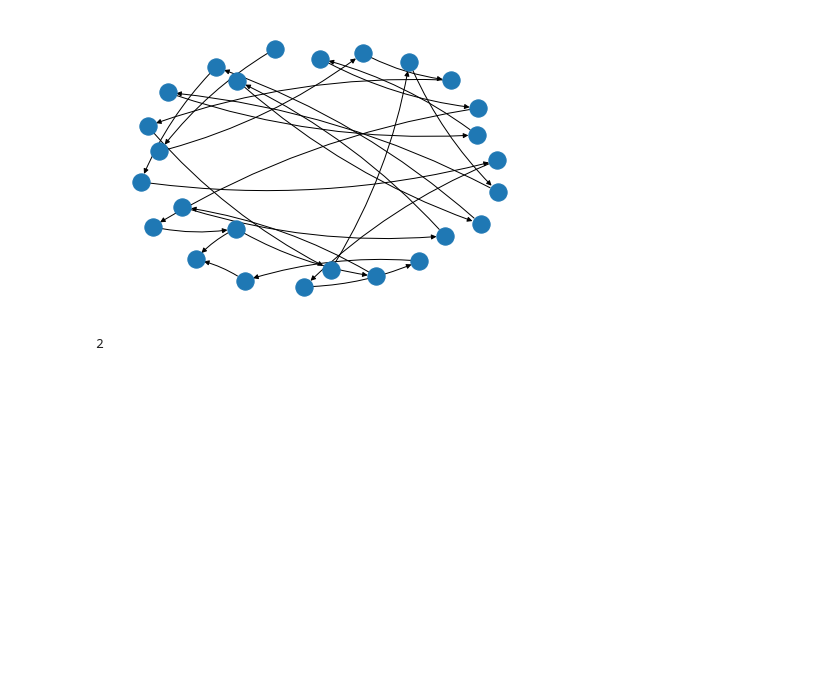
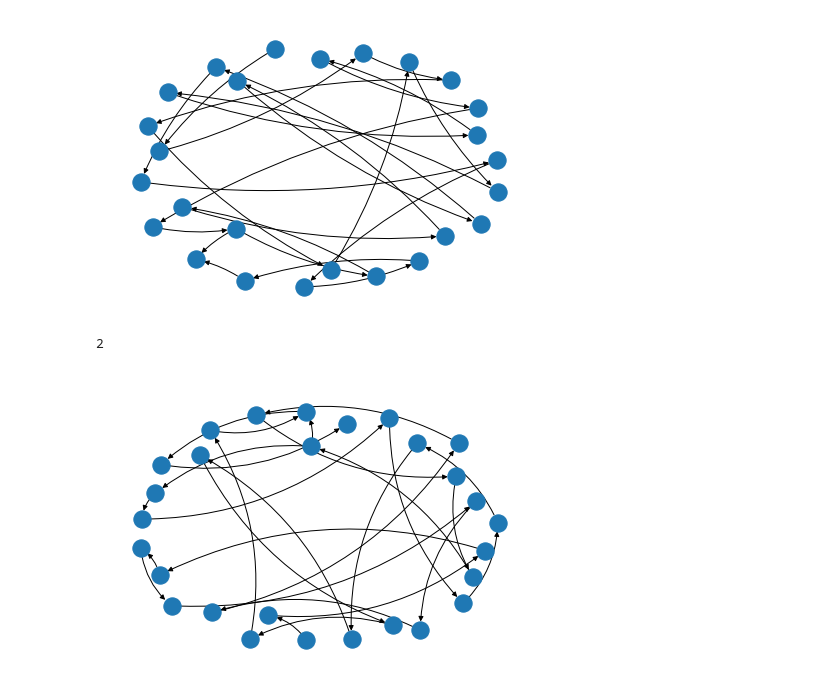
Before and after one commit to rkimelman/7100-2022, a Jupyter notebook: fall2022.ipynb, the cells around one changed output. Drawn from its saved outputs; the diff is of its cells as text; code cells hidden in the pictures; blank space fills up the shorter version.

```diff
--- a/fall2022.ipynb
+++ b/fall2022.ipynb
@@ -597,0 +606,20 @@ len(caliLoveGraph.in_edges(G_sylb_26))
+# %%
+caliLoveGraph.add_node(G_sylb_3_1)
+# %%
+caliLoveGraph.add_edge(G_sylb_26, G_sylb_3_1, weight = 0)
+# %%
+G_sylb_3_2 = nx.Graph()
+G_sylb_3_2.add_node("træk")
+G_sylb_3_2.add_node(3)
+G_sylb_3_2.add_node(1)
+G_sylb_3_2.add_edge(3,1)
+G_sylb_3_2.add_edge("træk",3)
+G_sylb_3_2.add_edge("træk", 1)
+# %%
+caliLoveGraph.add_node(G_sylb_3_2)
+caliLoveGraph.add_edge(G_sylb_3_1, G_sylb_3_2, weight = 0)
+# %%
+pos = nx.spring_layout(caliLoveGraph)
+nx.draw(caliLoveGraph, pos, with_labels=False, connectionstyle='arc3, rad = 0.2')
+# %% [output]
+[figure, added]
```
Also changed, not shown: parts of 35 cells of this notebook.
